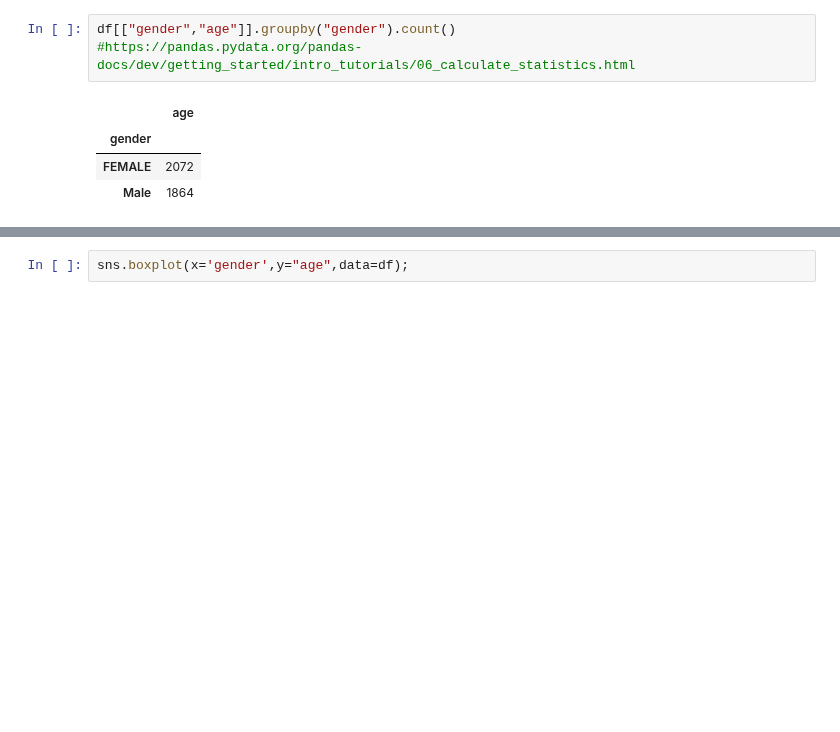
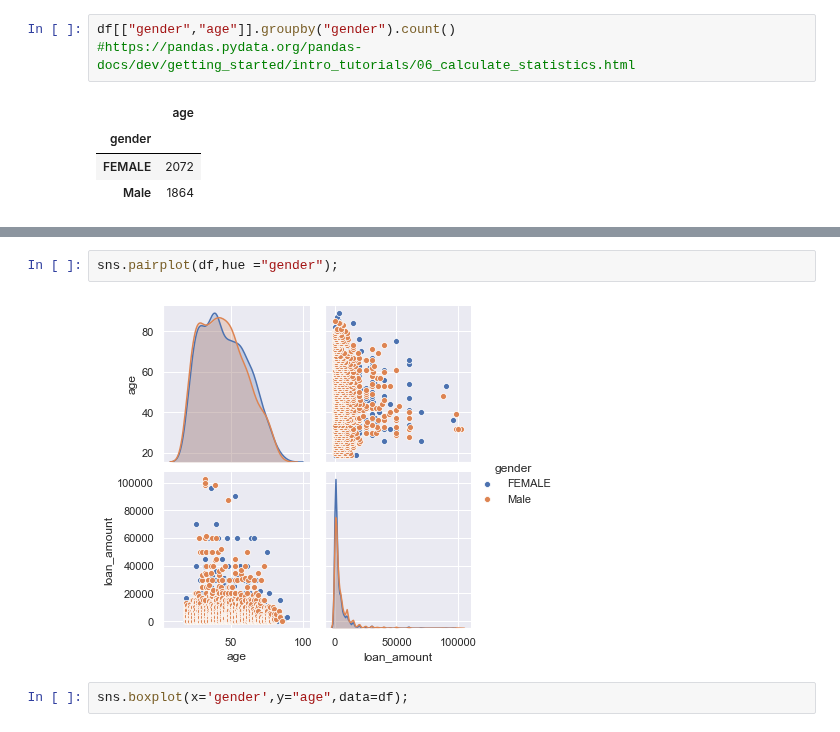
Before and after one commit to brendantipp/sem2_prog_data_analysis_project, a Jupyter notebook: product_analysis.ipynb, the cells around one changed output, grey strips where cells are left out. Cells and saved outputs as stored; diff of their text form; blank space fills up the shorter version.

```diff
--- a/product_analysis.ipynb
+++ b/product_analysis.ipynb
@@ -304,3 +307,7 @@ df[["gender","age"]].groupby("gender").count()
+# %%
+sns.pairplot(df,hue ="gender");
+# %% [output]
+[figure, added]
 # %%
 sns.boxplot(x='gender',y="age",data=df);
 # %% [output]
```
Also changed, not shown: parts of 38 cells of this notebook.
